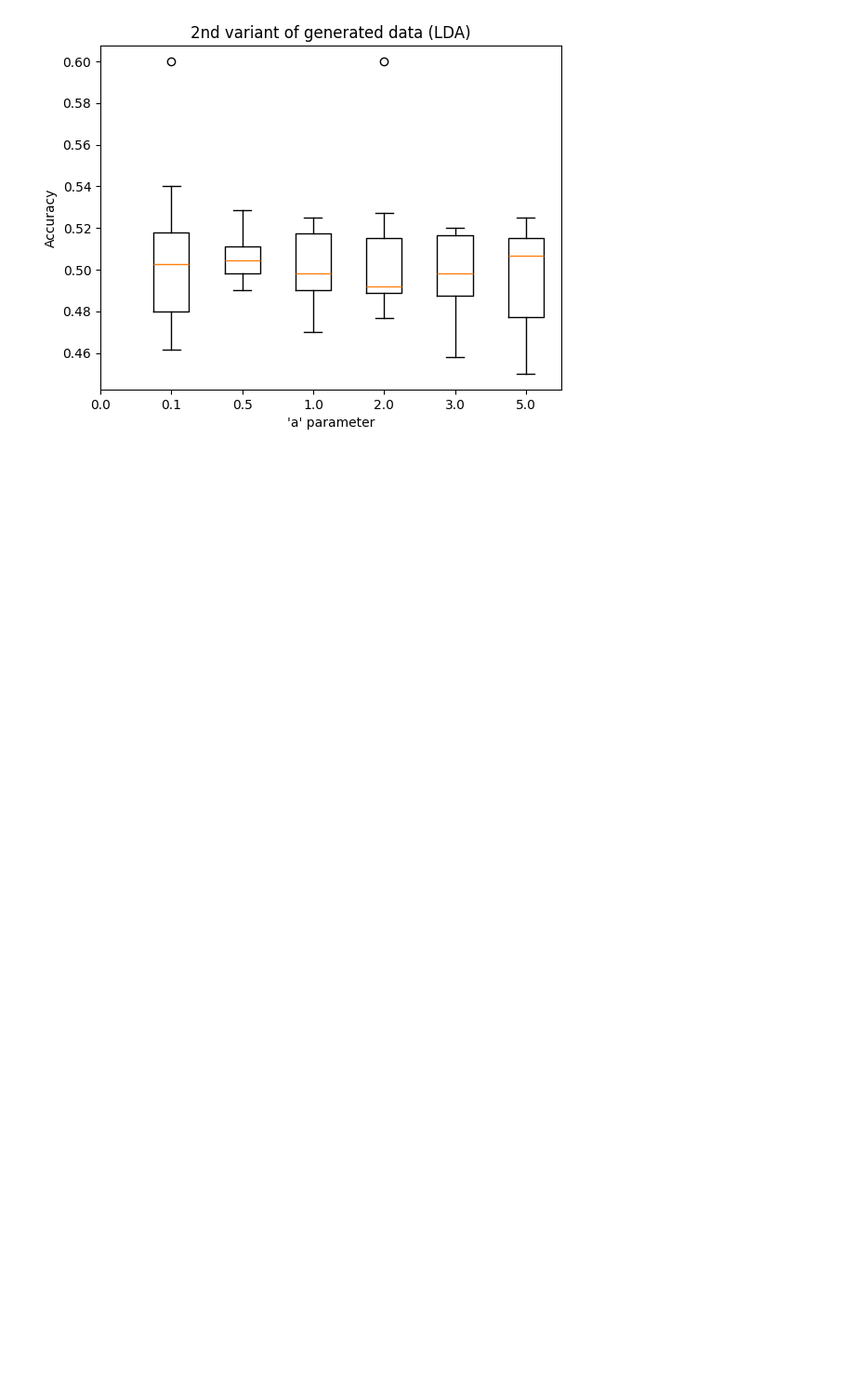
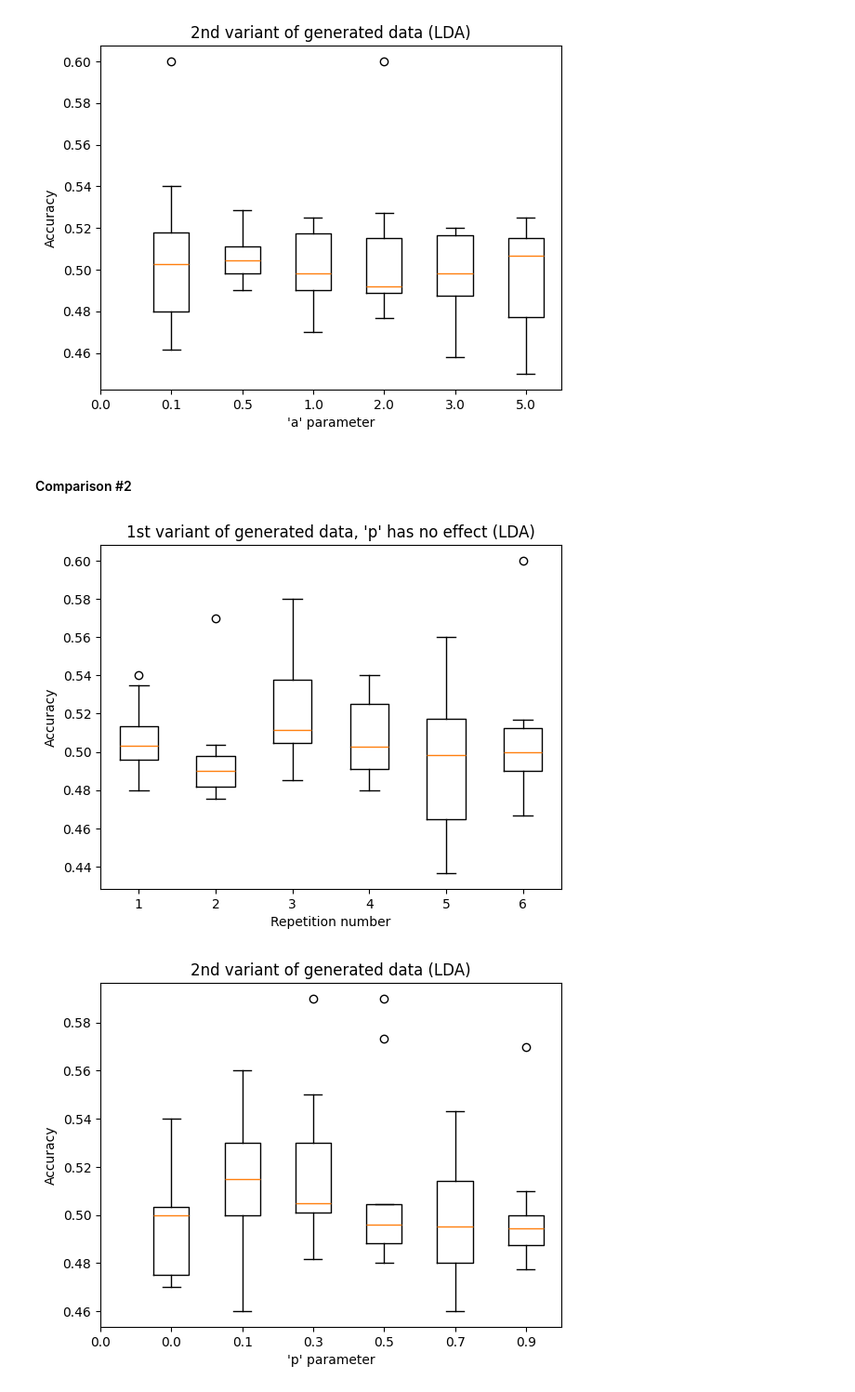
Before and after one commit to PrusWielki/adv-machine-learning-proj-1, a Jupyter notebook: solution.ipynb, the cells around one changed output. Shown at 93% size. Drawn from its saved outputs; the diff is of its cells as text; code cells hidden in the pictures; blank space fills up the shorter version.

```diff
--- a/solution.ipynb
+++ b/solution.ipynb
@@ -150,3 +150,41 @@ plt.show()
 # %% [output]
 [figure]
 [figure]
+# %% [markdown]
+#### Comparison #2
+# %%
+lda=LDA()
+# scheme_2_data_generator(1,0.5)
+splits = [0.1,0.2,0.3,0.4,0.5,0.6,0.7,0.8,0.9]
+p_params = [0,0.1,0.3,0.5,0.7,0.9]
+accuracies_scheme_1=[]
+accuracies_scheme_2=[]
+for p in p_params:
+    accuracy_scheme_1=[]
+    accuracy_scheme_2=[]
+    for x in splits:
+        (X,y)=scheme_1_data_generator(2)
+        X_train, X_test, y_train, y_test = train_test_split(X, y, test_size=x, random_state=42)
+        lda.fit(X_train,y_train)
+        accuracy_scheme_1.append(get_accuracy(lda,X_test,y_test))
+        (X,y)=scheme_2_data_generator(2,p)
+        X_train, X_test, y_train, y_test = train_test_split(X, y, test_size=x, random_state=42)
+        lda.fit(X_train,y_train)
+        accuracy_scheme_2.append(get_accuracy(lda,X_test,y_test))
+    accuracies_scheme_1.append(accuracy_scheme_1)
+    accuracies_scheme_2.append(accuracy_scheme_2)
+
+plt.boxplot(accuracies_scheme_1)
+plt.title("1st variant of generated data, 'p' has no effect (LDA)")
+plt.ylabel("Accuracy")
+plt.xlabel("Repetition number")
+plt.show()
+plt.boxplot(accuracies_scheme_2)
+plt.xticks(list(range(len(p_params)+1)),np.concatenate(([0],p_params)))
+plt.title("2nd variant of generated data (LDA)")
+plt.ylabel("Accuracy")
+plt.xlabel("'p' parameter")
+plt.show()
+# %% [output]
+[figure, added]
+[figure, added]
```
